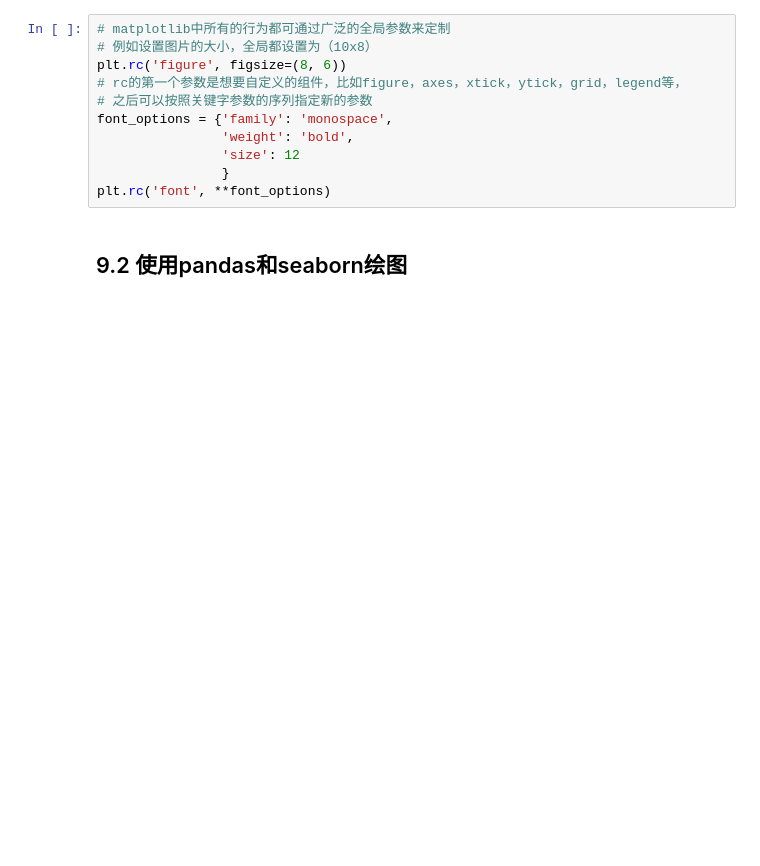
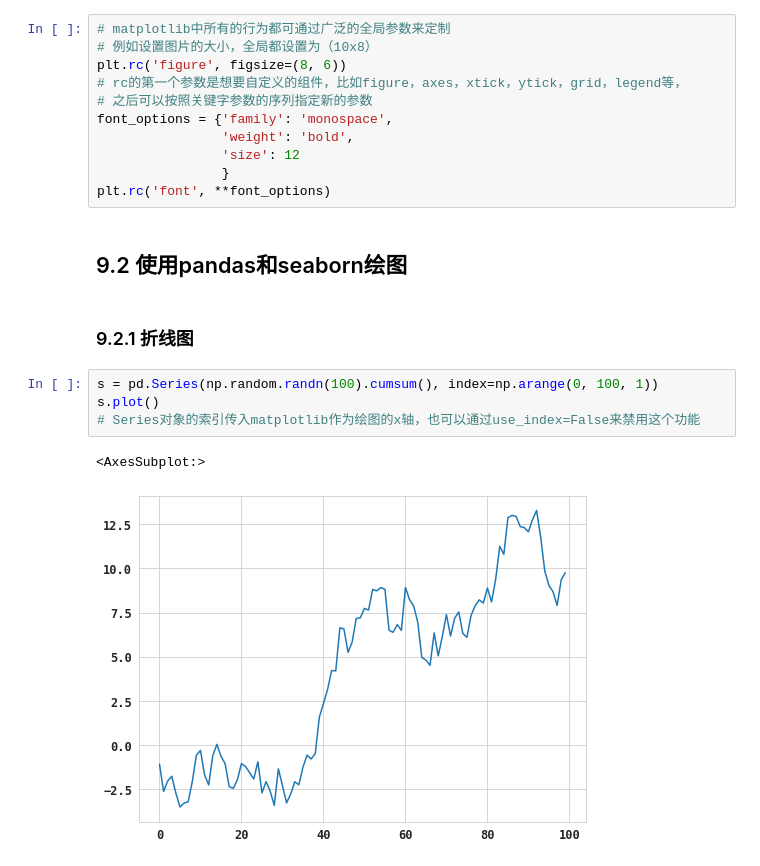
Before and after one commit to wfy0508/LearningPython, a Jupyter notebook: dataAnalysis/chapter9.ipynb, the cells around one changed output. Cells and saved outputs as stored; diff of their text form; blank space fills up the shorter version.

```diff
--- a/dataAnalysis/chapter9.ipynb
+++ b/dataAnalysis/chapter9.ipynb
@@ -152,3 +152,12 @@ font_options = {'family': 'monospace',
 plt.rc('font', **font_options)
 # %% [markdown]
 ## 9.2 使用pandas和seaborn绘图
+# %% [markdown]
+### 9.2.1 折线图
+# %%
+s = pd.Series(np.random.randn(100).cumsum(), index=np.arange(0, 100, 1))
+s.plot()
+# Series对象的索引传入matplotlib作为绘图的x轴，也可以通过use_index=False来禁用这个功能
+# %% [output]
+<AxesSubplot:>
+[figure, added]
```
Also changed, not shown: parts of 37 cells of this notebook, 1 other file.
